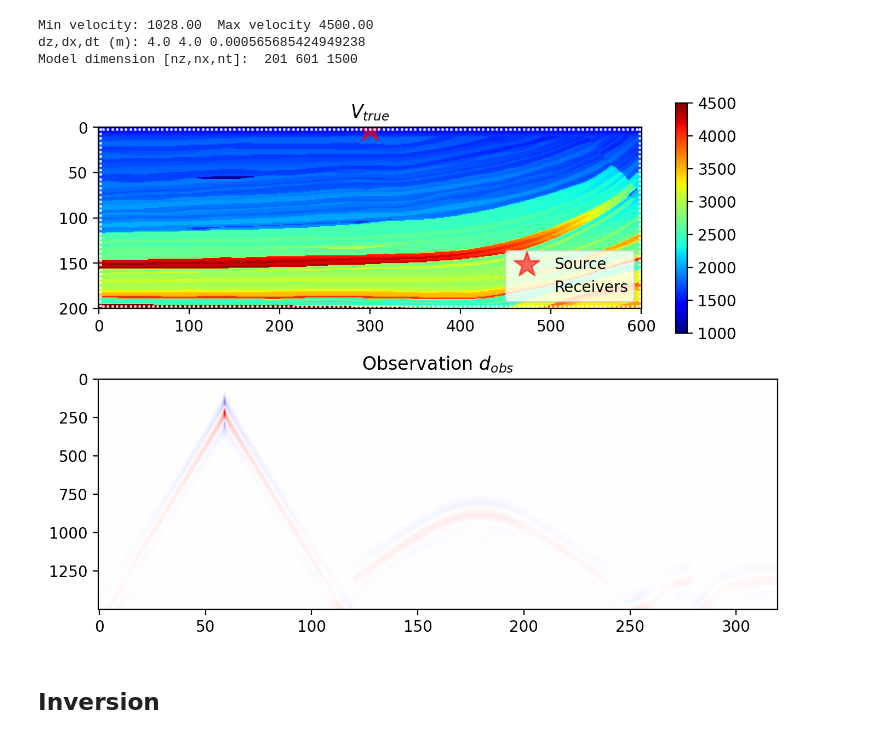
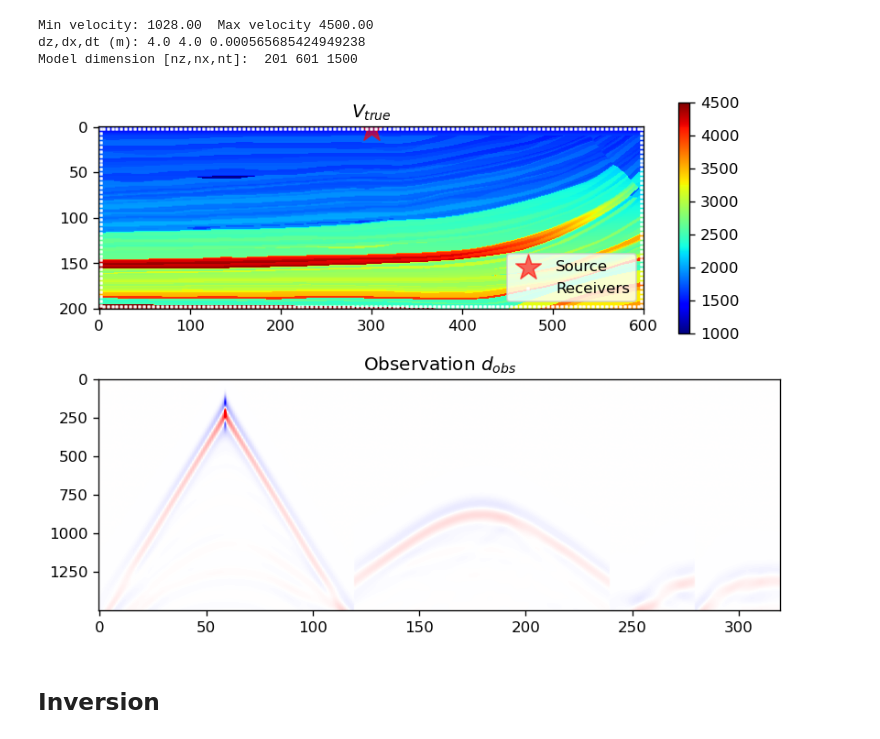
Before and after one commit to medicinely/fwi, a Jupyter notebook: fwi_matrix.ipynb, the cells around one changed output. Cells and saved outputs as stored; diff of their text form; code cells hidden in the pictures.

```diff
--- a/fwi_matrix.ipynb
+++ b/fwi_matrix.ipynb
@@ -280,33 +280,33 @@ print("Min velocity: %.2f " % v_ref.min()+" Max velocity %.2f" % v_ref.max())
 az, ax, at, next, wsrc, zxsrc = defmodel(
                       vmin=vmin, vmax=vmax, fmax=25, # key parameters
                       nz=nz, nx=nx, nt=nt, # number of indices
                       izsrc=izsrc, ixsrc=ixsrc,  # define source coordinates z, x
                       ext=next)
 dz,dx,dt = az[1]-az[0],ax[1]-ax[0],at[1]-at[0]
 # check_model(v=v_ref, vmin=vmin, vmax=vmax)
 # Set receiver z and x coordinates
 interv = 5 # interval between receivers
 receivers_width = np.append(np.arange(zxsrc[1][0],0,-interv)[::-1][:-1], #left
 							np.arange(zxsrc[1][0],nx,interv)) #right
 receivers_height = np.arange(izsrc[0],nz-izsrc[0],interv) # down
 zxrec = receiver_position(1)
 
 p, d_obs = prop2d(wsrc,zxsrc,zxrec,v_ref.reshape(nz,nx),at,az,ax,next,device)
 
-plt.figure(figsize=(8,6), dpi=200)
+plt.figure(figsize=(8,6), dpi=120)
 plt.subplot(2,1,1)
 plt.imshow(v_ref.reshape((nz,nx)),vmin=vmin,vmax=vmax,cmap='jet')
 plt.colorbar()
 plt.scatter(zxsrc[1,:],zxsrc[0,:],marker='*',color='r',s=300,alpha=0.6,label="Source")
 plt.scatter(zxrec[1,:],zxrec[0,:],marker='s',color='w',s=1,alpha=0.8,label="Receivers")
 plt.legend(loc='lower right')
 plt.title("$V_{true}$")
 plt.subplot(2,1,2)
-plt.imshow(d_obs.T,cmap='bwr',vmin=-10,vmax=10, aspect='auto')
+plt.imshow(d_obs.T,cmap='bwr',vmin=-5,vmax=5, aspect='auto')
 plt.title("Observation $d_{obs}$")
 plt.show()
 # %% [output]
 Min velocity: 1028.00  Max velocity 4500.00
 dz,dx,dt (m): 4.0 4.0 0.000565685424949238
 Model dimension [nz,nx,nt]:  201 601 1500
-[figure, old version]
+[figure, new version]
```
Also changed, not shown: parts of 1 cell of this notebook, 1 other file.
